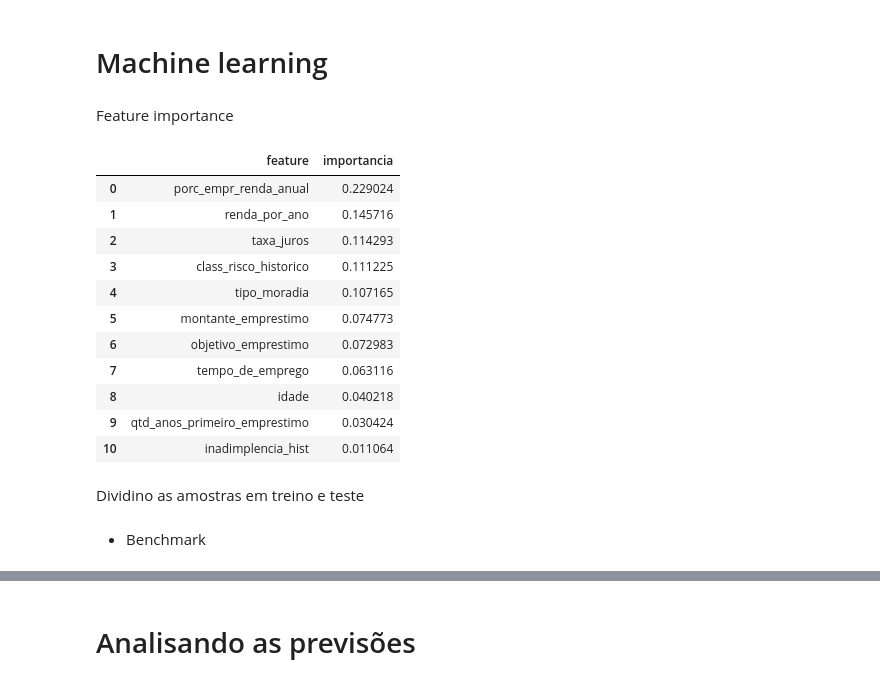
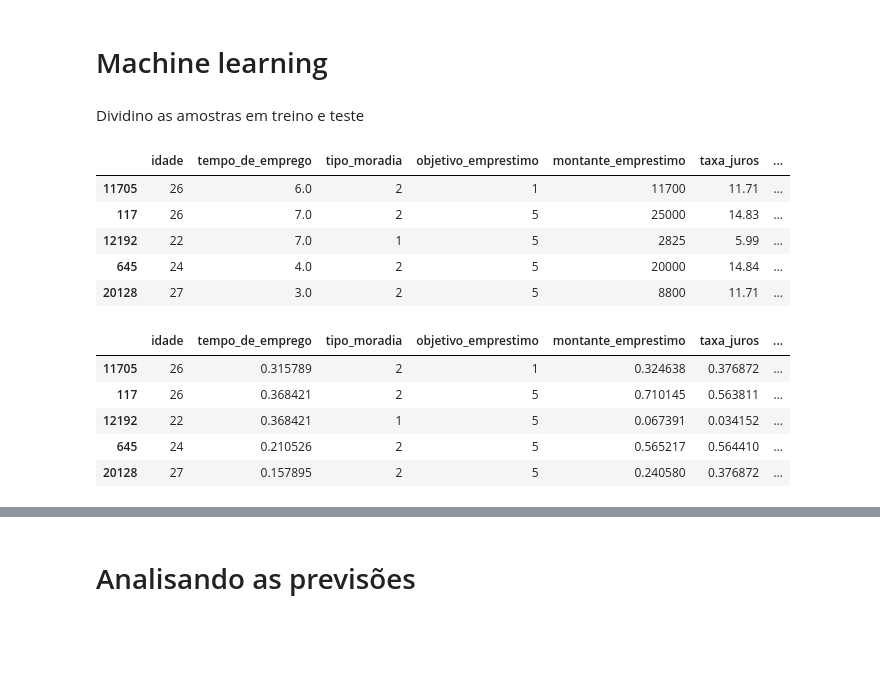
Before and after one commit to robertferro/analisando_risco_credito, a Jupyter notebook: 3- Machine learning/modelo_risco_de_credito.ipynb, the cells around one changed output, grey strips where cells are left out. Saved outputs shown, nothing was run; the diff lists cells and outputs as text; code cells hidden in the pictures; blank space fills up the shorter version.

```diff
--- a/3- Machine learning/modelo_risco_de_credito.ipynb
+++ b/3- Machine learning/modelo_risco_de_credito.ipynb
@@ -119,34 +103,6 @@ X = dados_ml.drop('risco_emprestimo',axis=1)
 y = dados_ml['risco_emprestimo']
 # %% [markdown]
 # Machine learning
-# %% [markdown]
-Feature importance
-# %%
-from sklearn.ensemble import RandomForestClassifier
-
-clf = RandomForestClassifier()
-
-_ = clf.fit(X,y)
-
-features = pd.DataFrame()
-features['feature'] = X.columns
-features['importancia'] = clf.feature_importances_
-
-# features[ features.importancia > np.mean(features.importancia)].sort_values(by='importancia',ascending=False)
-features.sort_values(by='importancia',ascending=False).reset_index(drop=True)
-# %% [output]
-|  | feature | importancia |
-| 0 | porc_empr_renda_anual | 0.229024 |
-| 1 | renda_por_ano | 0.145716 |
-| 2 | taxa_juros | 0.114293 |
-| 3 | class_risco_historico | 0.111225 |
-| 4 | tipo_moradia | 0.107165 |
-| 5 | montante_emprestimo | 0.074773 |
-| 6 | objetivo_emprestimo | 0.072983 |
-| 7 | tempo_de_emprego | 0.063116 |
-| 8 | idade | 0.040218 |
-| 9 | qtd_anos_primeiro_emprestimo | 0.030424 |
-| 10 | inadimplencia_hist | 0.011064 |
 # %% [markdown]
 Dividino as amostras em treino e teste
 # %%
@@ -156,2 +112,28 @@ X_treino, X_teste, Y_treino, Y_teste = train_test_split(X,y, test_size=0.2,strat
-# %% [markdown]
-- Benchmark
+# %%
+X_treino.head()
+# %% [output]
+|  | idade | tempo_de_emprego | tipo_moradia | objetivo_emprestimo | montante_emprestimo | taxa_juros | ... |
+| 11705 | 26 | 6.0 | 2 | 1 | 11700 | 11.71 | ... |
+| 117 | 26 | 7.0 | 2 | 5 | 25000 | 14.83 | ... |
+| 12192 | 22 | 7.0 | 1 | 5 | 2825 | 5.99 | ... |
+| 645 | 24 | 4.0 | 2 | 5 | 20000 | 14.84 | ... |
+| 20128 | 27 | 3.0 | 2 | 5 | 8800 | 11.71 | ... |
+# %%
+# normalizando os dados
+from sklearn.preprocessing import MinMaxScaler
+
+scaler = MinMaxScaler()
+
+cols = ['tempo_de_emprego','montante_emprestimo','taxa_juros','renda_por_ano']
+
+for col in cols:
+  X_treino[col] = scaler.fit_transform(X_treino[[col]])
+
+X_treino.head()
+# %% [output]
+|  | idade | tempo_de_emprego | tipo_moradia | objetivo_emprestimo | montante_emprestimo | taxa_juros | ... |
+| 11705 | 26 | 0.315789 | 2 | 1 | 0.324638 | 0.376872 | ... |
+| 117 | 26 | 0.368421 | 2 | 5 | 0.710145 | 0.563811 | ... |
+| 12192 | 22 | 0.368421 | 1 | 5 | 0.067391 | 0.034152 | ... |
+| 645 | 24 | 0.210526 | 2 | 5 | 0.565217 | 0.564410 | ... |
+| 20128 | 27 | 0.157895 | 2 | 5 | 0.240580 | 0.376872 | ... |
```
Also changed, not shown: parts of 34 cells of this notebook.
